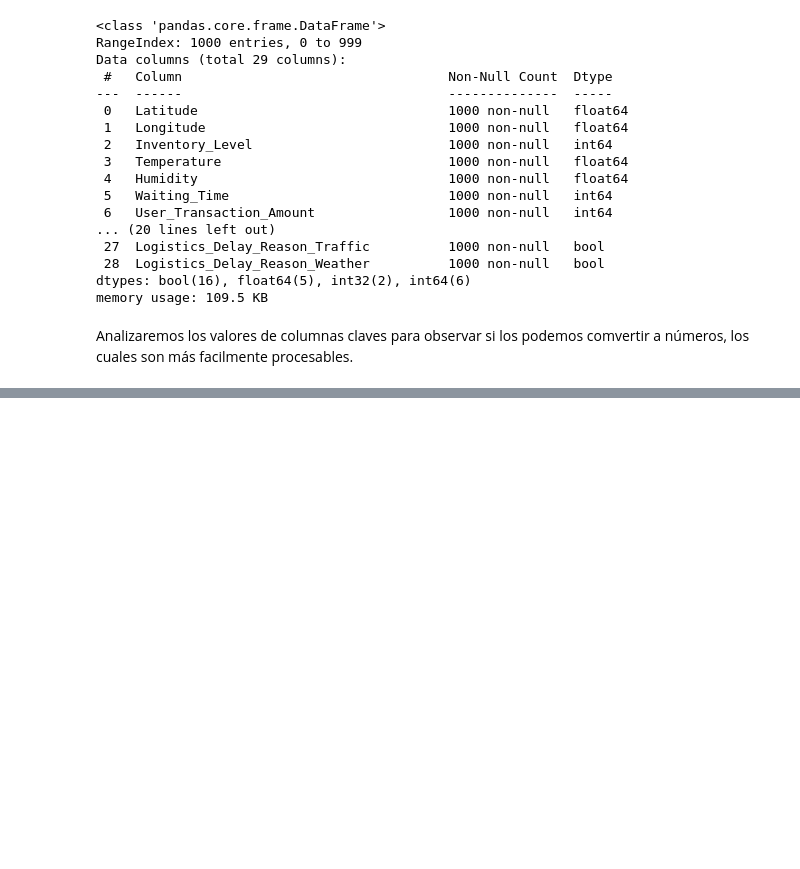
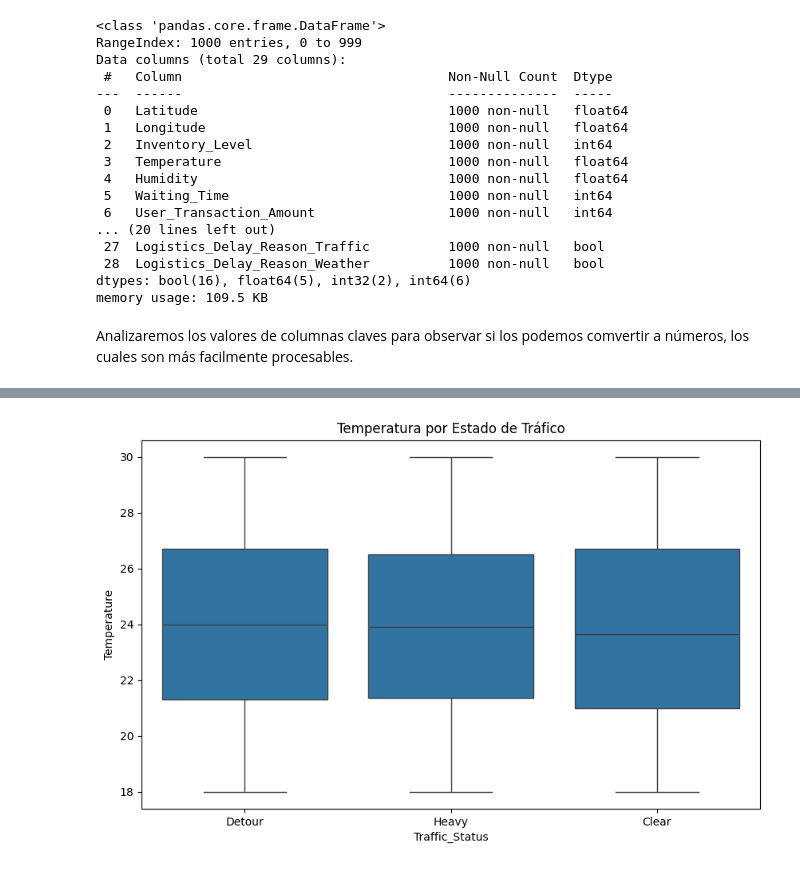
Before and after one commit to Vasco2510/CA2_PriceCalculator, a Jupyter notebook: abel_exploration.ipynb, the cells around one changed output, grey strips where cells are left out. Cells and saved outputs as stored; diff of their text form; code cells hidden in the pictures; blank space fills up the shorter version.

```diff
--- a/abel_exploration.ipynb
+++ b/abel_exploration.ipynb
@@ -328,0 +386,8 @@ Name: count, dtype: int64
+# %%
+# Boxplot de Temperatura por Estado de Tráfico
+plt.figure(figsize=(10, 6))
+sns.boxplot(data=df_logistics, x='Traffic_Status', y='Temperature')
+plt.title('Temperatura por Estado de Tráfico')
+plt.show()
+# %% [output]
+[figure, added]
```
Also changed, not shown: parts of 25 cells of this notebook.
